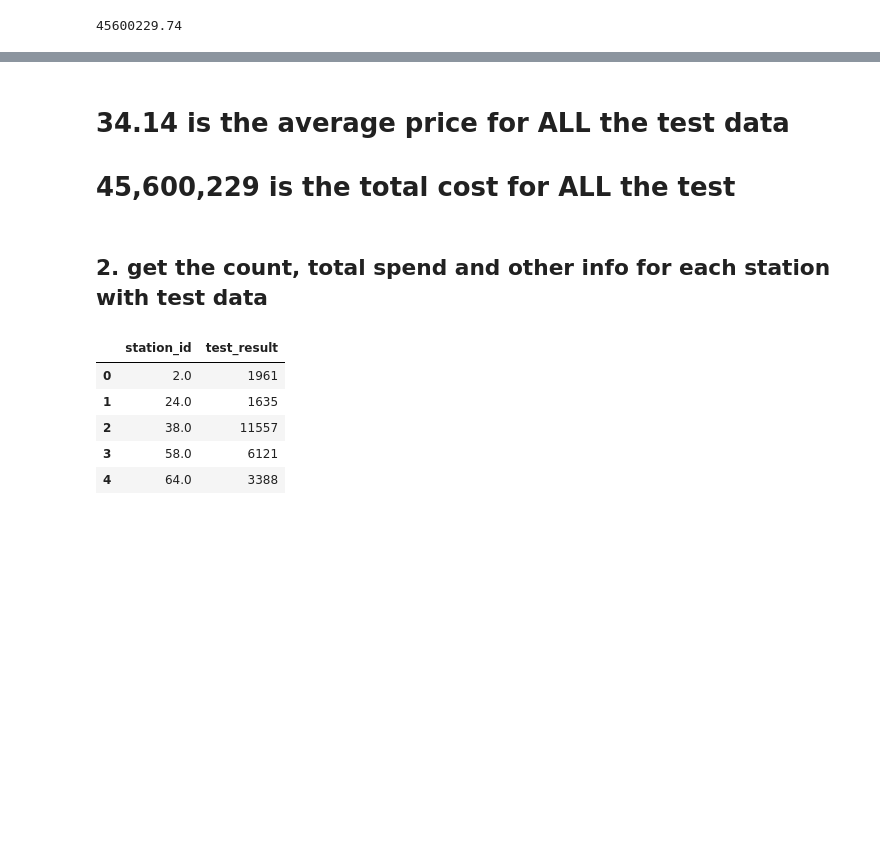
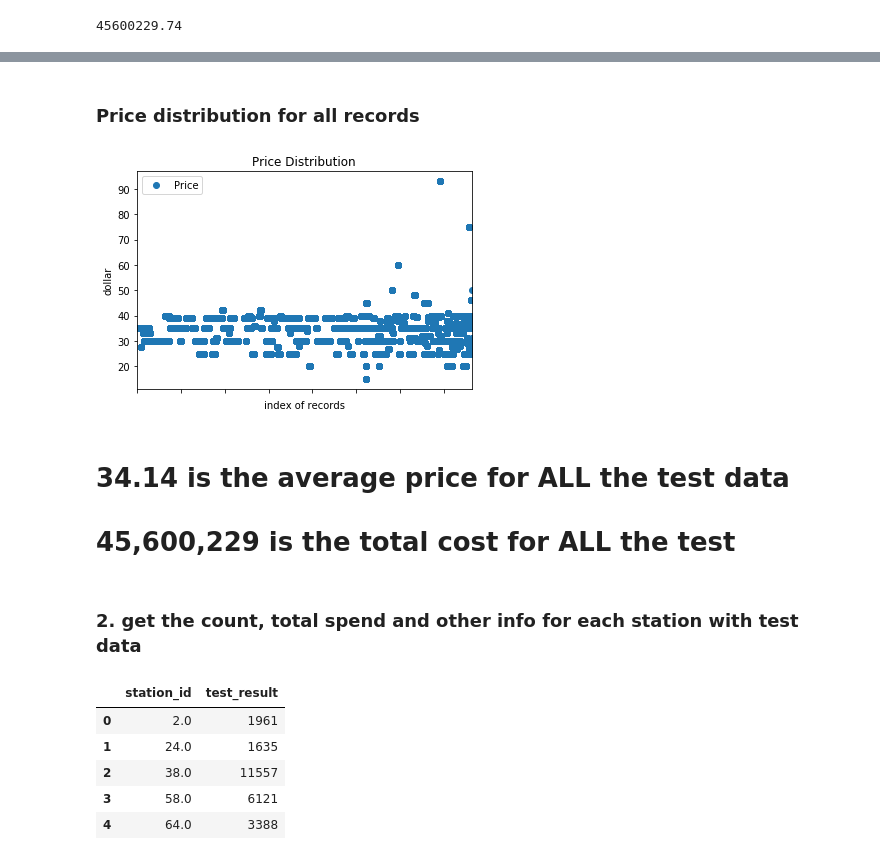
Before and after one commit to capstoneporject2019airquality/capstone_code_sharing, a Jupyter notebook: data_glance_yunhe/data_glance_update_yc3420.ipynb, the cells around one changed output, grey strips where cells are left out. Cells and saved outputs as stored; diff of their text form; code cells hidden in the pictures; blank space fills up the shorter version.

```diff
--- a/data_glance_yunhe/data_glance_update_yc3420.ipynb
+++ b/data_glance_yunhe/data_glance_update_yc3420.ipynb
@@ -210,8 +257,19 @@ total_cleaned['Price'].sum()
+# %% [markdown]
+### Price distribution for all records
+# %%
+ax = total_cleaned.plot(y='Price', style='o', use_index=True)
+ax.set_xticklabels([])
+ax.set_xlabel('index of records')
+ax.set_ylabel('dollar')
+ax.set_title('Price Distribution')
+plt.show()
+# %% [output]
+[figure, added]
 # %% [markdown]
 # 34.14 is the average price for ALL the test data
 # 45,600,229 is the total cost for ALL the test
 # %% [markdown]
-## 2. get the count, total spend and other info for each station with test data
+### 2. get the count, total spend and other info for each station with test data
 # %%
 count = pd.DataFrame(total_cleaned.groupby('station_id')['test_result'].count()).reset_index()
 count.head()
```
Also changed, not shown: parts of 6 cells of this notebook.
